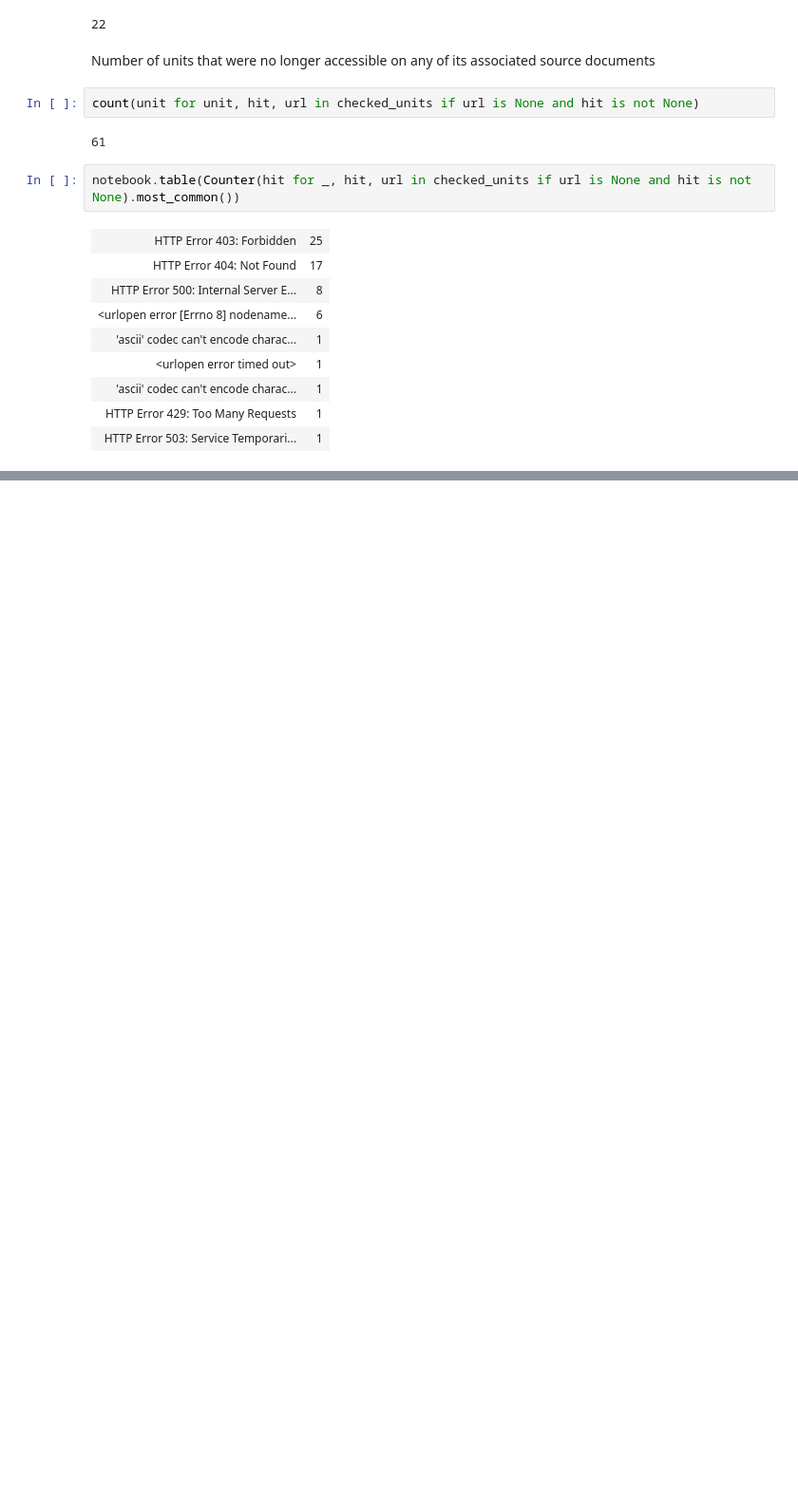
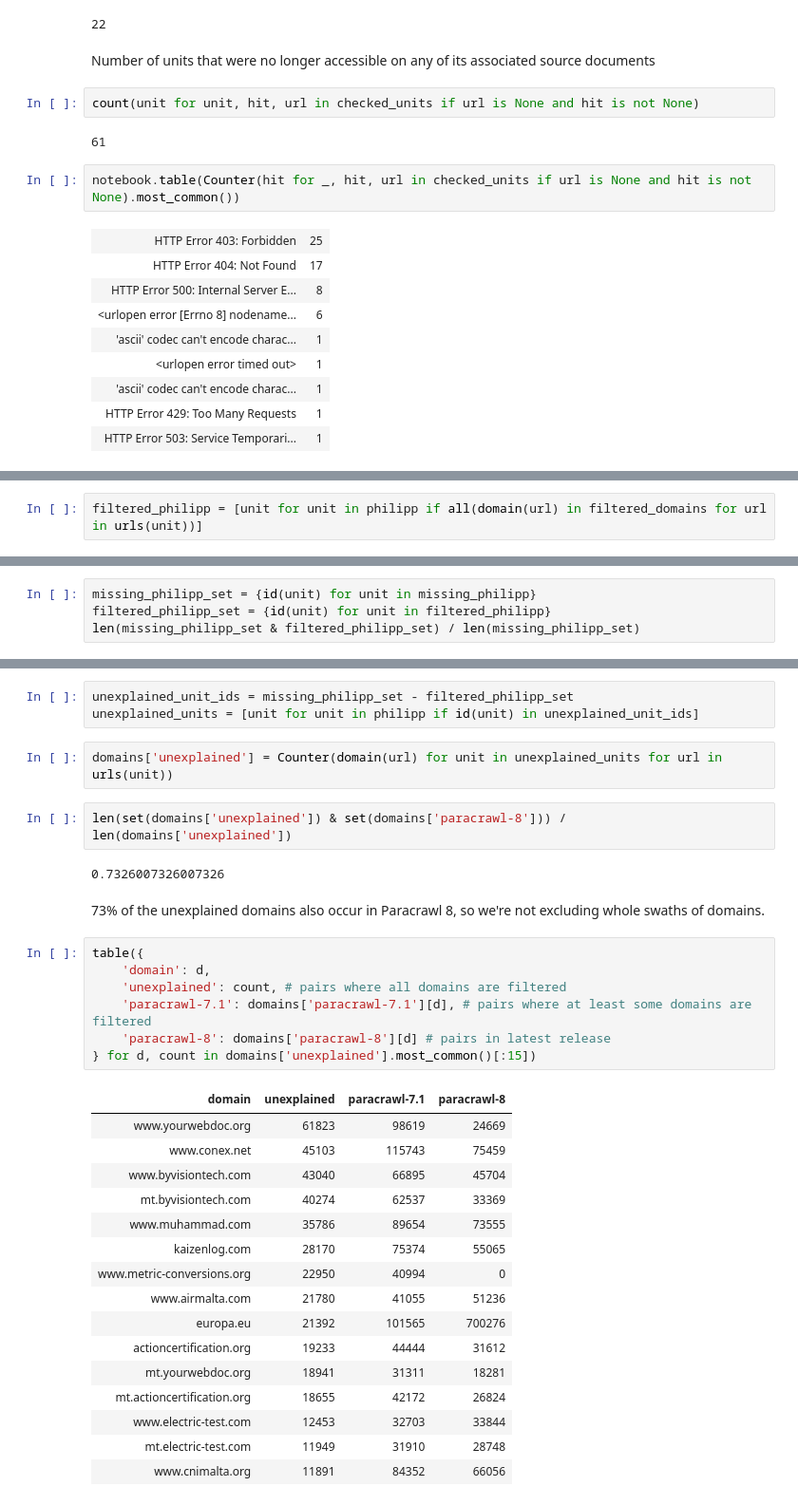
Before and after one commit to jelmervdl/paracrawl-analysis, a Jupyter notebook: checksum-overlap.ipynb, the cells around one changed output, grey strips where cells are left out. Shown at 95% size. Drawn from its saved outputs; the diff is of its cells as text; blank space fills up the shorter version.

Commit message:
Trying to figure out differences between 7.1 and 8
Specifically for Philipp data because there the difference is most notable. Looking at domains filtered for MT, mainly.

```diff
--- a/checksum-overlap.ipynb
+++ b/checksum-overlap.ipynb
@@ -308,0 +495,2 @@ notebook.table(Counter(hit for _, hit, url in checked_units if url is None and h
+# %%
+filtered_philipp = [unit for unit in philipp if all(domain(url) in filtered_domains for url in urls(unit))]
@@ -308,0 +503,4 @@ notebook.table(Counter(hit for _, hit, url in checked_units if url is None and h
+# %%
+missing_philipp_set = {id(unit) for unit in missing_philipp}
+filtered_philipp_set = {id(unit) for unit in filtered_philipp}
+len(missing_philipp_set & filtered_philipp_set) / len(missing_philipp_set)
@@ -308,0 +519,35 @@ notebook.table(Counter(hit for _, hit, url in checked_units if url is None and h
+# %%
+unexplained_unit_ids = missing_philipp_set - filtered_philipp_set
+unexplained_units = [unit for unit in philipp if id(unit) in unexplained_unit_ids]
+# %%
+domains['unexplained'] = Counter(domain(url) for unit in unexplained_units for url in urls(unit))
+# %%
+len(set(domains['unexplained']) & set(domains['paracrawl-8'])) / len(domains['unexplained'])
+# %% [output]
+0.7326007326007326
+# %% [markdown]
+73% of the unexplained domains also occur in Paracrawl 8, so we're not excluding whole swaths of domains.
+# %%
+table({
+    'domain': d,
+    'unexplained': count, # pairs where all domains are filtered
+    'paracrawl-7.1': domains['paracrawl-7.1'][d], # pairs where at least some domains are filtered
+    'paracrawl-8': domains['paracrawl-8'][d] # pairs in latest release
+} for d, count in domains['unexplained'].most_common()[:15])
+# %% [output]
+| domain | unexplained | paracrawl-7.1 | paracrawl-8 |
+| www.yourwebdoc.org | 61823 | 98619 | 24669 |
+| www.conex.net | 45103 | 115743 | 75459 |
+| www.byvisiontech.com | 43040 | 66895 | 45704 |
+| mt.byvisiontech.com | 40274 | 62537 | 33369 |
+| www.muhammad.com | 35786 | 89654 | 73555 |
+| kaizenlog.com | 28170 | 75374 | 55065 |
+| www.metric-conversions.org | 22950 | 40994 | 0 |
+| www.airmalta.com | 21780 | 41055 | 51236 |
+| europa.eu | 21392 | 101565 | 700276 |
+| actioncertification.org | 19233 | 44444 | 31612 |
+| mt.yourwebdoc.org | 18941 | 31311 | 18281 |
+| mt.actioncertification.org | 18655 | 42172 | 26824 |
+| www.electric-test.com | 12453 | 32703 | 33844 |
+| mt.electric-test.com | 11949 | 31910 | 28748 |
+| www.cnimalta.org | 11891 | 84352 | 66056 |
```
Also changed, not shown: parts of 29 cells of this notebook.
